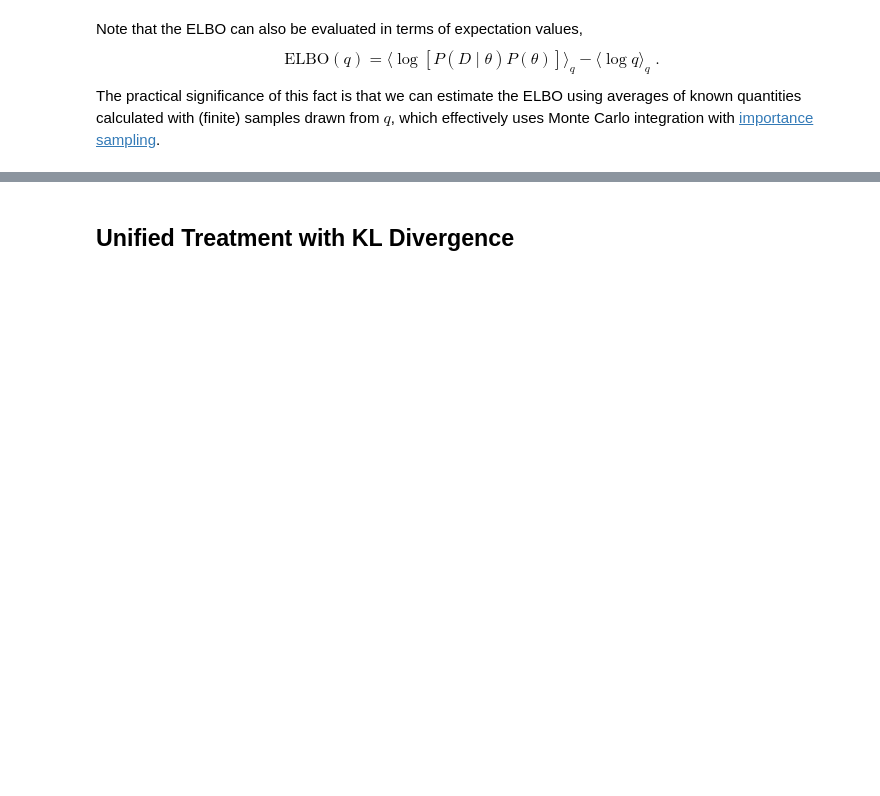
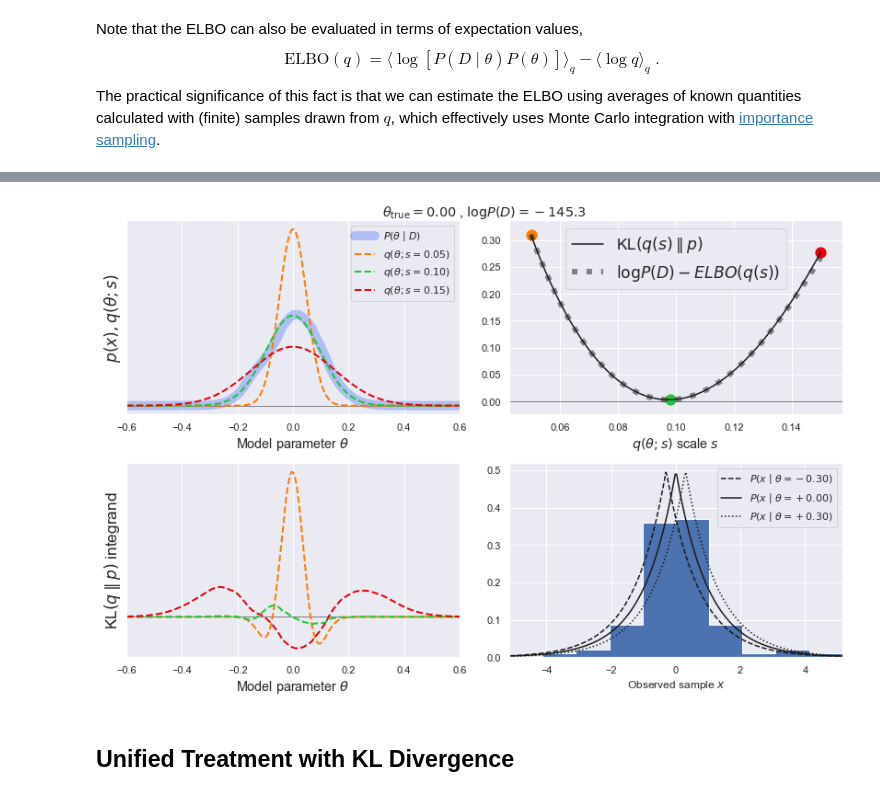
Before and after one commit to dkirkby/kavli2019, a Jupyter notebook: Lecture1.ipynb, the cells around one changed output, grey strips where cells are left out. Cells and saved outputs as stored; diff of their text form; code cells hidden in the pictures; blank space fills up the shorter version.

```diff
--- a/Lecture1.ipynb
+++ b/Lecture1.ipynb
@@ -871,2 +1037,8 @@ The practical significance of this fact is that we can estimate the ELBO using a
+# %%
+plot_ELBO(q='norm', q_scale_range=[0.05, 0.15],
+          likelihood='laplace', prior='norm',
+          theta_range=[-0.6, +0.6], n_data=100)
+# %% [output]
+[figure, added]
 # %% [markdown]
 ## Unified Treatment with KL Divergence
```
Also changed, not shown: parts of 16 cells of this notebook.
